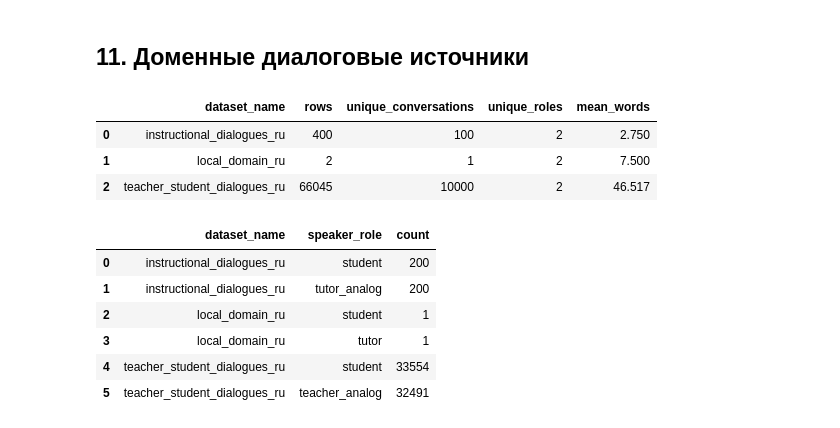
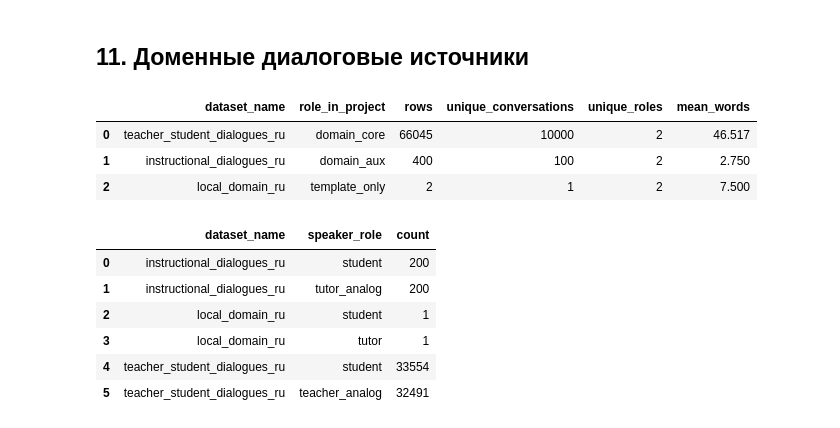
Before and after one commit to DenisBoytsov41/tutors-sentiment-coursework, a Jupyter notebook: notebooks/02_extract_domain_texts.ipynb, the cells around one changed output. Cells and saved outputs as stored; diff of their text form; code cells hidden in the pictures.

```diff
--- a/notebooks/02_extract_domain_texts.ipynb
+++ b/notebooks/02_extract_domain_texts.ipynb
@@ -969,30 +972,50 @@ display(student_feedback_long_df.head(10))
 | 9 | student_feedback_ru | domain_education | domain | test.csv | test | None | 0 | student | ... |
 # %% [markdown]
 ## 11. Доменные диалоговые источники
-# %%
-domain_dialogues_df = all_sources_df[
-    all_sources_df["dataset_name"].isin([
-        "teacher_student_dialogues_ru",
-        "instructional_dialogues_ru",
-        "local_domain_ru",
-    ])
-].copy()
-
-dialogue_summary_df = (
-    domain_dialogues_df.groupby("dataset_name")
-    .agg(
-        rows=("text_clean", "size"),
-        unique_conversations=("conversation_id", "nunique"),
-        unique_roles=("speaker_role", "nunique"),
-        mean_words=("text_clean", lambda s: round(s.map(safe_word_count).mean(), 4)),
-    )
-    .reset_index()
-)
-
-display(dialogue_summary_df)
-# %% [output]
-|  | dataset_name | rows | unique_conversations | unique_roles | mean_words |
-| 0 | instructional_dialogues_ru | 400 | 100 | 2 | 2.750 |
-| 1 | local_domain_ru | 2 | 1 | 2 | 7.500 |
-| 2 | teacher_student_dialogues_ru | 66045 | 10000 | 2 | 46.517 |
+# %%
+domain_dialogues_core_prepared_df = all_sources_df[
+    all_sources_df["dataset_name"] == "teacher_student_dialogues_ru"
+].copy()
+
+domain_dialogues_aux_prepared_df = all_sources_df[
+    all_sources_df["dataset_name"] == "instructional_dialogues_ru"
+].copy()
+
+local_domain_template_prepared_df = all_sources_df[
+    all_sources_df["dataset_name"] == "local_domain_ru"
+].copy()
+
+dialogue_summary_df = pd.DataFrame([
+    {
+        "dataset_name": "teacher_student_dialogues_ru",
+        "role_in_project": "domain_core",
+        "rows": len(domain_dialogues_core_prepared_df),
+        "unique_conversations": domain_dialogues_core_prepared_df["conversation_id"].nunique(dropna=True),
+        "unique_roles": domain_dialogues_core_prepared_df["speaker_role"].nunique(dropna=True),
+        "mean_words": round(domain_dialogues_core_prepared_df["text_clean"].map(safe_word_count).mean(), 4),
+    },
+    {
+        "dataset_name": "instructional_dialogues_ru",
+        "role_in_project": "domain_aux",
+        "rows": len(domain_dialogues_aux_prepared_df),
+        "unique_conversations": domain_dialogues_aux_prepared_df["conversation_id"].nunique(dropna=True),
+        "unique_roles": domain_dialogues_aux_prepared_df["speaker_role"].nunique(dropna=True),
+        "mean_words": round(domain_dialogues_aux_prepared_df["text_clean"].map(safe_word_count).mean(), 4),
+    },
+    {
+        "dataset_name": "local_domain_ru",
+        "role_in_project": "template_only",
+        "rows": len(local_domain_template_prepared_df),
+        "unique_conversations": local_domain_template_prepared_df["conversation_id"].nunique(dropna=True),
+        "unique_roles": local_domain_template_prepared_df["speaker_role"].nunique(dropna=True),
+        "mean_words": round(local_domain_template_prepared_df["text_clean"].map(safe_word_count).mean(), 4),
+    },
+])
+
+display(dialogue_summary_df)
+# %% [output]
+|  | dataset_name | role_in_project | rows | unique_conversations | unique_roles | mean_words |
+| 0 | teacher_student_dialogues_ru | domain_core | 66045 | 10000 | 2 | 46.517 |
+| 1 | instructional_dialogues_ru | domain_aux | 400 | 100 | 2 | 2.750 |
+| 2 | local_domain_ru | template_only | 2 | 1 | 2 | 7.500 |
 # %%
```
Also changed, not shown: parts of 12 cells of this notebook.
